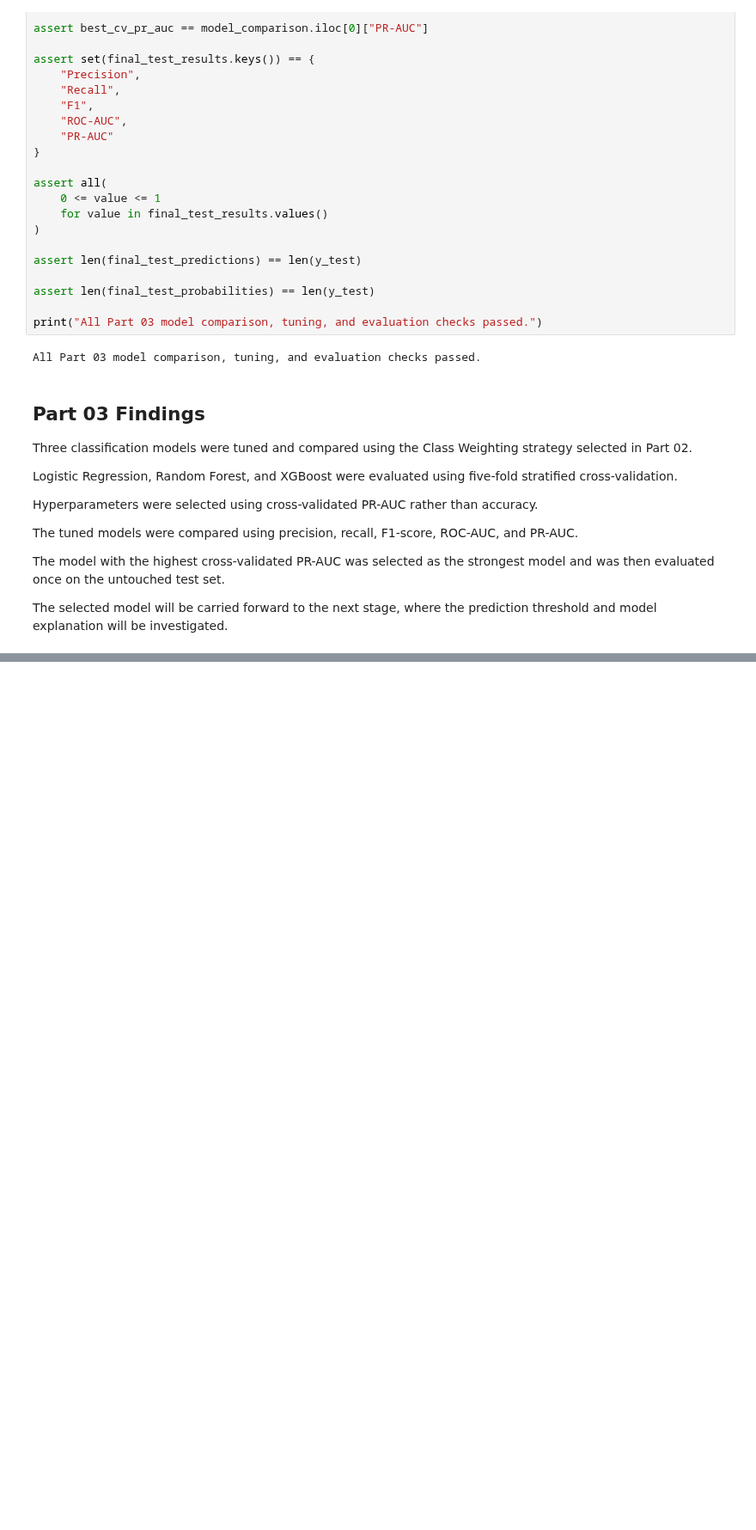
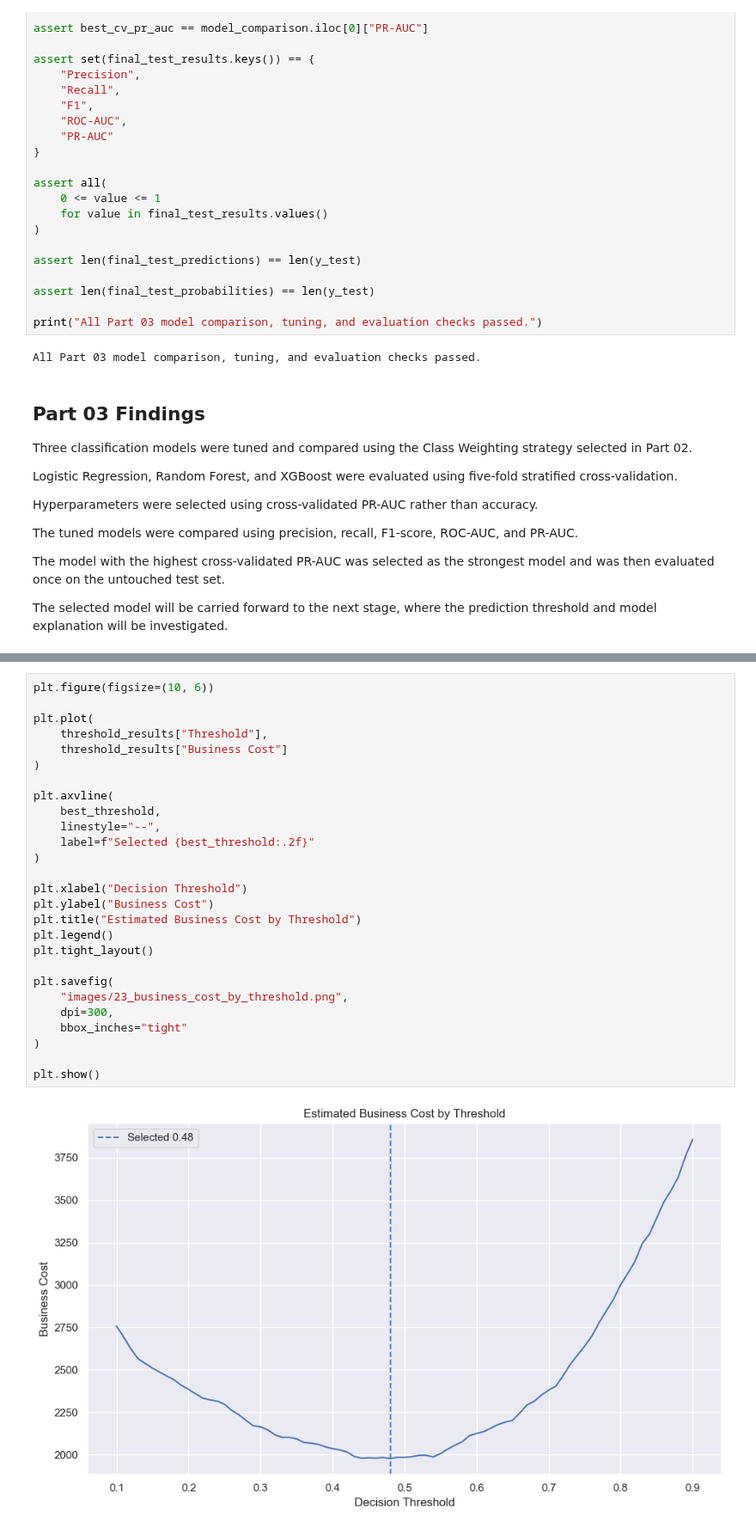
Before and after one commit to francisparwez/telco-customer-churn, a Jupyter notebook: Telco_Churn.ipynb, the cells around one changed output, grey strips where cells are left out. Shown at 86% size. Drawn from its saved outputs; the diff is of its cells as text; blank space fills up the shorter version.

```diff
--- a/Telco_Churn.ipynb
+++ b/Telco_Churn.ipynb
@@ -2931,0 +3240,29 @@ The selected model will be carried forward to the next stage, where the predicti
+# %%
+plt.figure(figsize=(10, 6))
+
+plt.plot(
+    threshold_results["Threshold"],
+    threshold_results["Business Cost"]
+)
+
+plt.axvline(
+    best_threshold,
+    linestyle="--",
+    label=f"Selected {best_threshold:.2f}"
+)
+
+plt.xlabel("Decision Threshold")
+plt.ylabel("Business Cost")
+plt.title("Estimated Business Cost by Threshold")
+plt.legend()
+plt.tight_layout()
+
+plt.savefig(
+    "images/23_business_cost_by_threshold.png",
+    dpi=300,
+    bbox_inches="tight"
+)
+
+plt.show()
+# %% [output]
+[figure, added]
```
Also changed, not shown: parts of 28 cells of this notebook, 7 other files.
